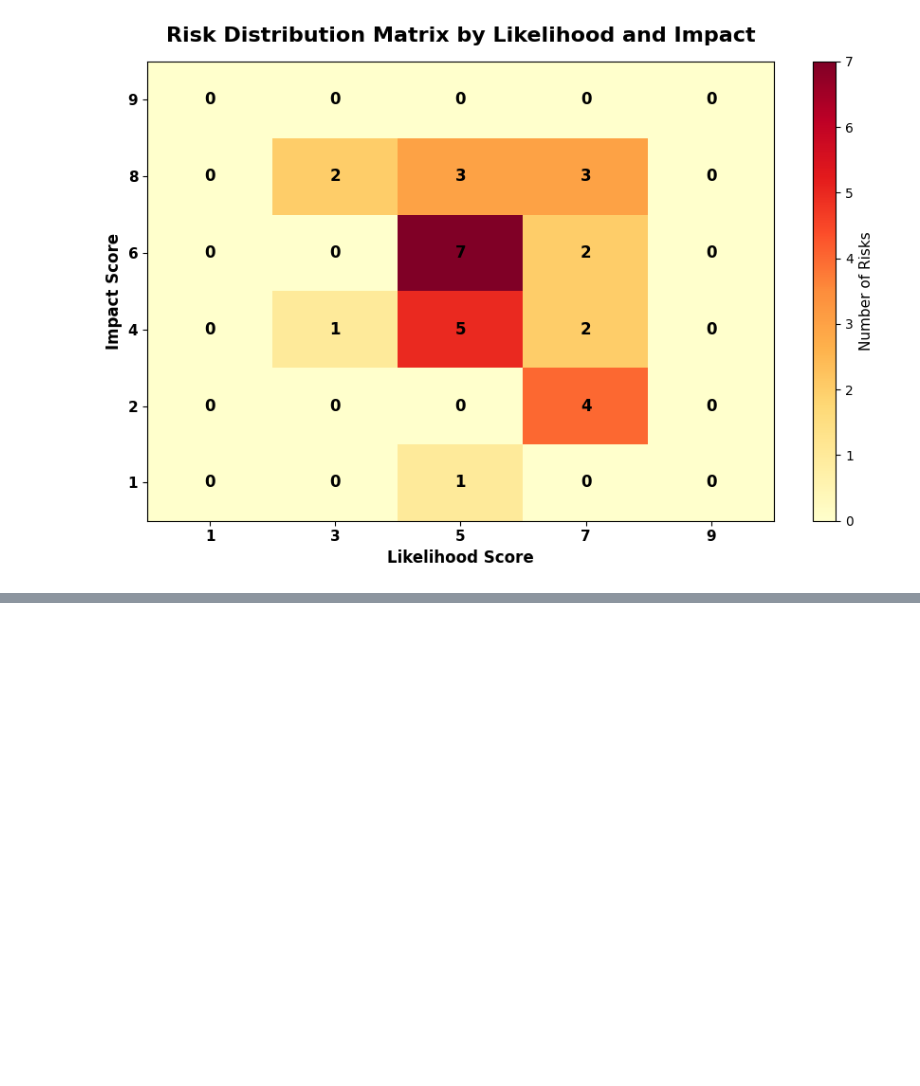
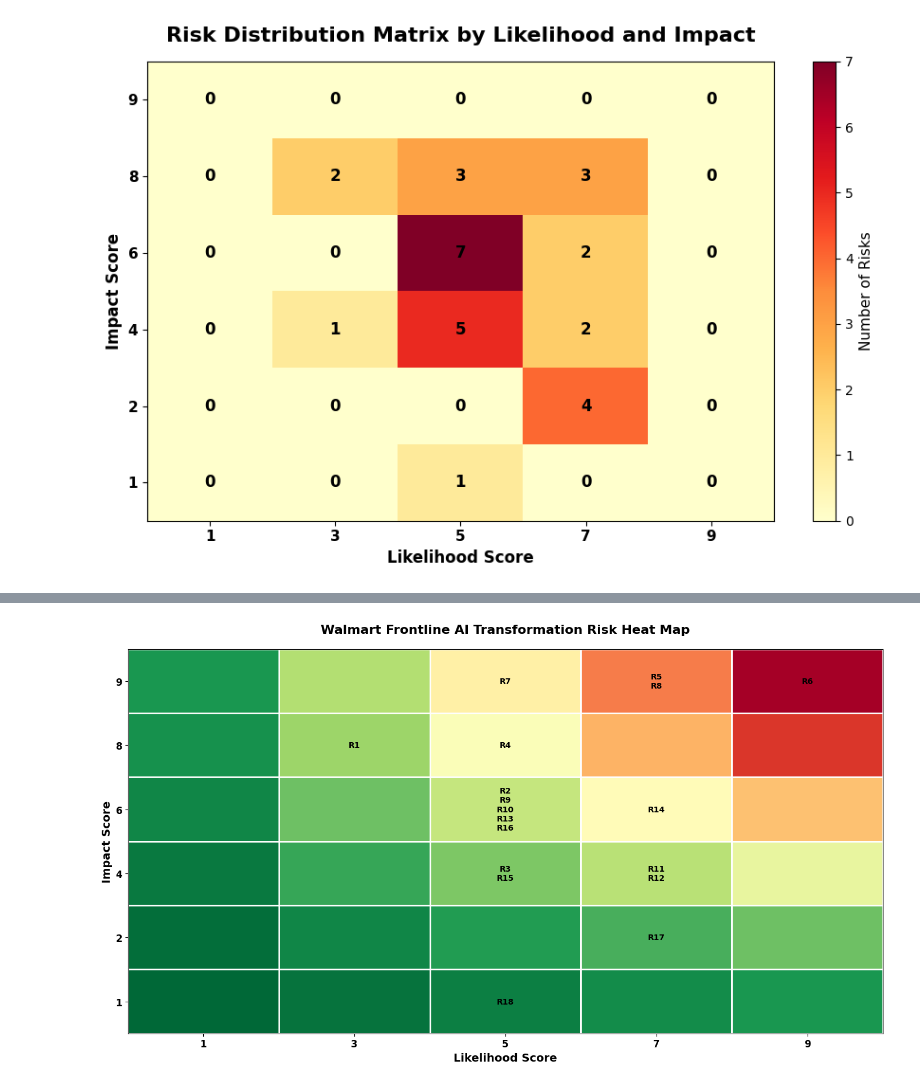
Before and after one commit to Isaac-ideho/ALY-6130-GROUP-9, a Jupyter notebook: Heatmap code.ipynb, the cells around one changed output, grey strips where cells are left out. Cells and saved outputs as stored; diff of their text form; code cells hidden in the pictures; blank space fills up the shorter version.

```diff
--- a/Heatmap code.ipynb
+++ b/Heatmap code.ipynb
@@ -340,0 +413,69 @@ plt.show()
+# %%
+# ==========================
+# Risk Heat Map
+# ==========================
+
+likelihood_values = [1, 3, 5, 7, 9]
+impact_values = [9, 8, 6, 4, 2, 1]
+
+fig, ax = plt.subplots(figsize=(14, 8))
+
+cmap = get_cmap("RdYlGn_r")
+norm = Normalize(vmin=1, vmax=81)
+
+for i, impact in enumerate(impact_values):
+    for j, likelihood in enumerate(likelihood_values):
+        score = likelihood * impact
+
+        rect = plt.Rectangle(
+            (j, i),
+            1,
+            1,
+            facecolor=cmap(norm(score)),
+            edgecolor="white",
+            linewidth=2
+        )
+        ax.add_patch(rect)
+
+        risks = df[
+            (df["Likelihood"] == likelihood) &
+            (df["Impact"] == impact)
+        ]["Risk ID"].tolist()
+
+        if risks:
+            ax.text(
+                j + 0.5,
+                i + 0.5,
+                "\n".join(risks),
+                ha="center",
+                va="center",
+                fontsize=10,
+                fontweight="bold",
+                color="black"
+            )
+
+ax.set_xlim(0, len(likelihood_values))
+ax.set_ylim(0, len(impact_values))
+
+ax.set_xticks(np.arange(len(likelihood_values)) + 0.5)
+ax.set_xticklabels(likelihood_values, fontsize=12, fontweight="bold")
+
+ax.set_yticks(np.arange(len(impact_values)) + 0.5)
+ax.set_yticklabels(impact_values, fontsize=12, fontweight="bold")
+
+ax.invert_yaxis()
+
+ax.set_xlabel("Likelihood Score", fontsize=14, fontweight="bold")
+ax.set_ylabel("Impact Score", fontsize=14, fontweight="bold")
+
+ax.set_title(
+    "Walmart Frontline AI Transformation Risk Heat Map",
+    fontsize=16,
+    fontweight="bold",
+    pad=20
+)
+
+plt.tight_layout()
+plt.show()
+# %% [output]
+[figure, added]
```
Also changed, not shown: parts of 3 cells of this notebook, 3 other files.
